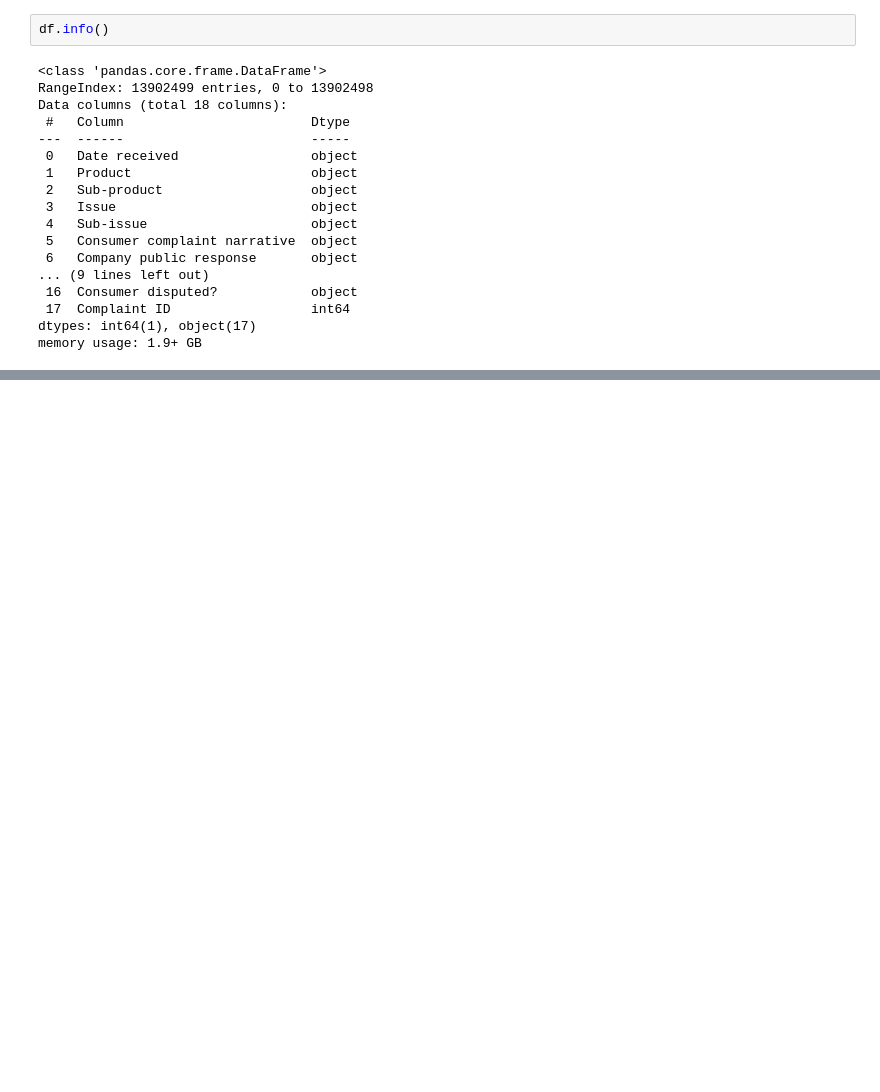
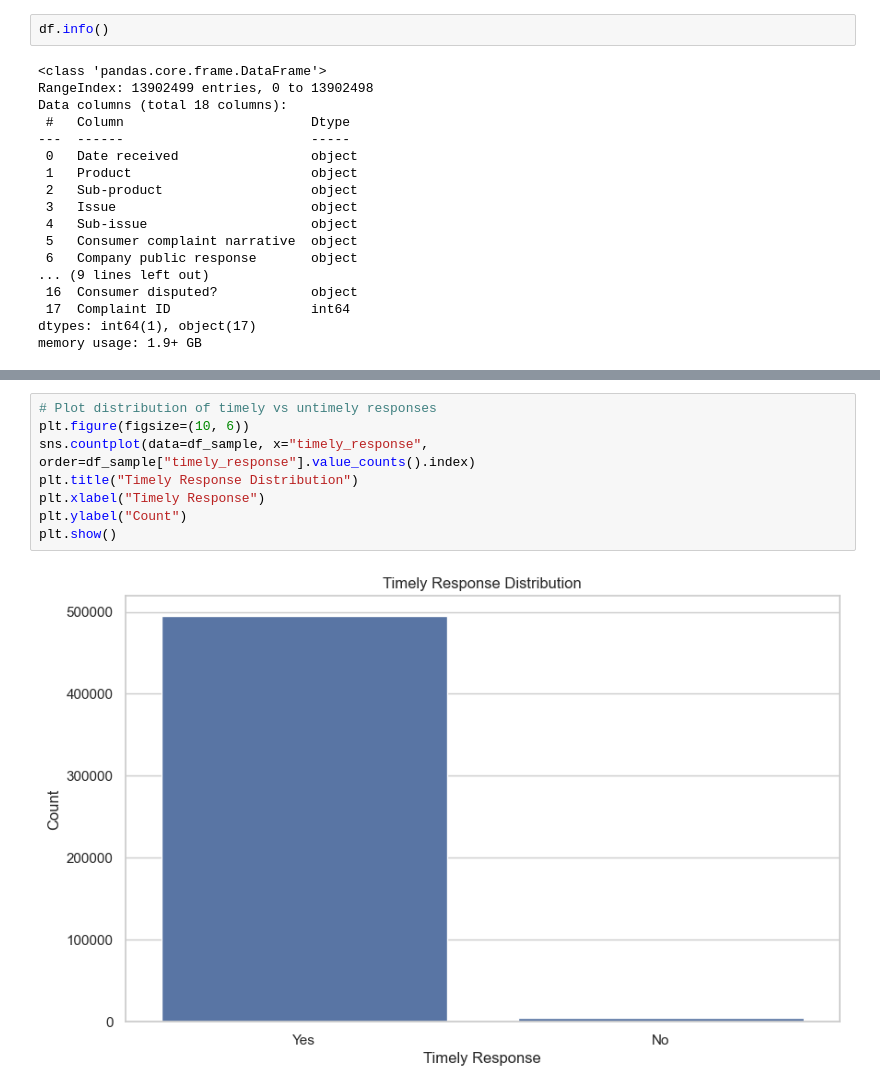
Before and after one commit to Phiziics/cfpb-complaint-intelligence, a Jupyter notebook: notebooks/01_eda.ipynb, the cells around one changed output, grey strips where cells are left out. Cells and saved outputs as stored; diff of their text form; blank space fills up the shorter version.

```diff
--- a/notebooks/01_eda.ipynb
+++ b/notebooks/01_eda.ipynb
@@ -49,0 +314,10 @@ memory usage: 1.9+ GB
+# %%
+# Plot distribution of timely vs untimely responses
+plt.figure(figsize=(10, 6))
+sns.countplot(data=df_sample, x="timely_response", order=df_sample["timely_response"].value_counts().index)
+plt.title("Timely Response Distribution")
+plt.xlabel("Timely Response")
+plt.ylabel("Count")
+plt.show()
+# %% [output]
+[figure, added]
```
Also changed, not shown: parts of 30 cells of this notebook.
